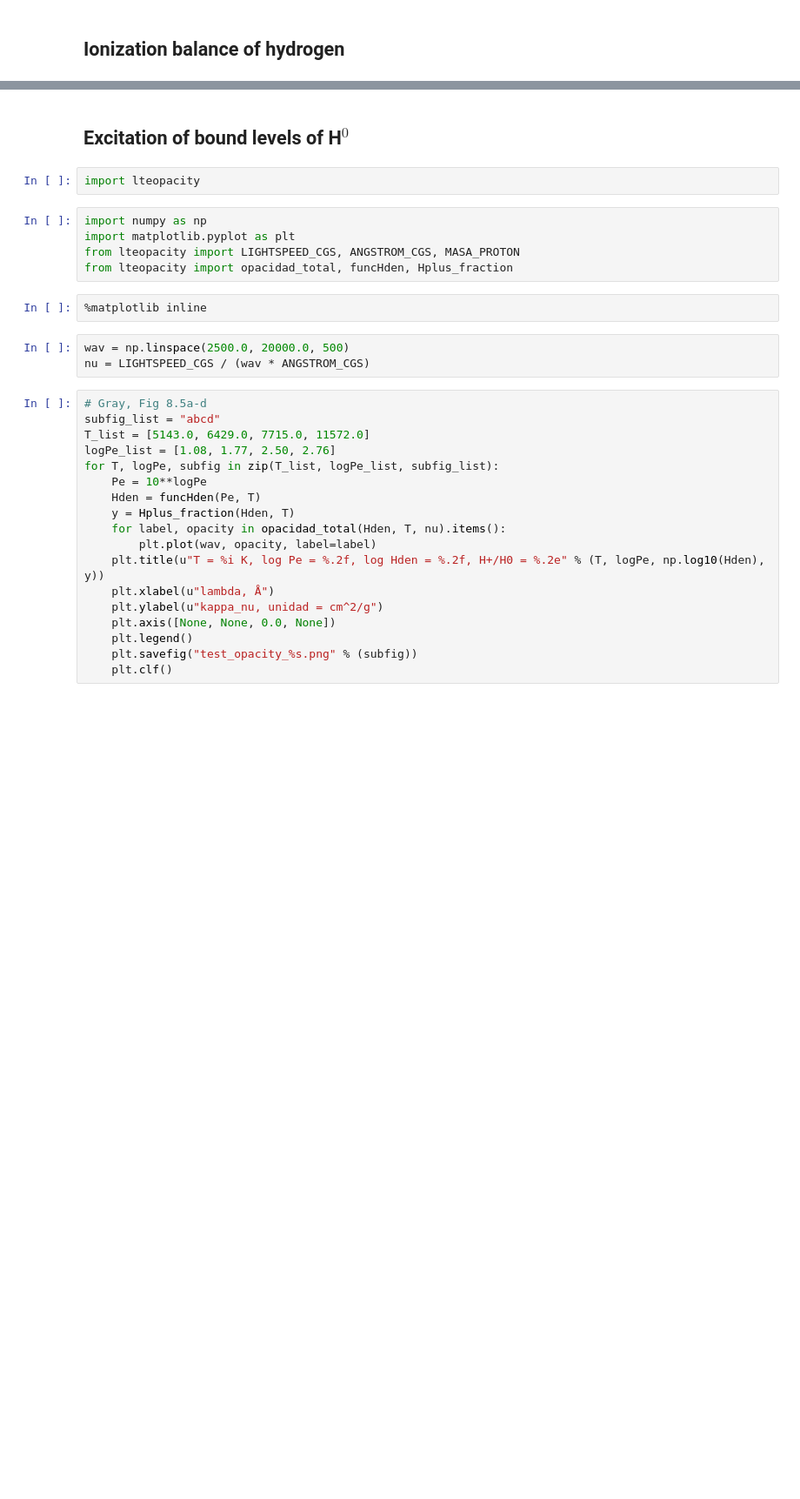
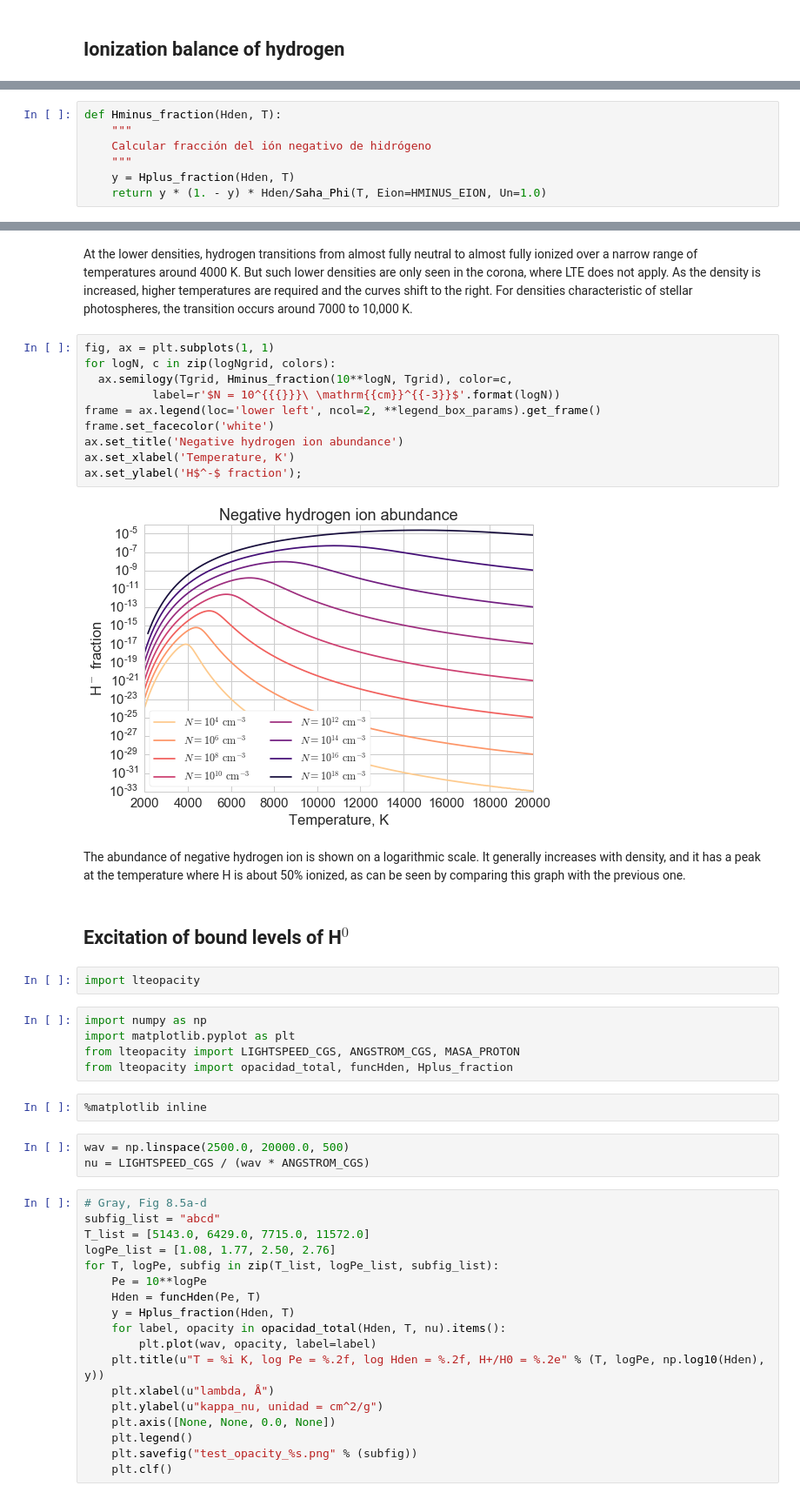
Before and after one commit to deprecated/lte-opacities, a Jupyter notebook: LTE Opacity.ipynb, the cells around one changed output, grey strips where cells are left out. Shown at 87% size. Drawn from its saved outputs; the diff is of its cells as text; blank space fills up the shorter version.

```diff
--- a/LTE Opacity.ipynb
+++ b/LTE Opacity.ipynb
@@ -6,0 +102,7 @@ We try to reproduce Figure 8.5 a, b, c, d from Gray, which show the wavelength-d
+# %%
+def Hminus_fraction(Hden, T):
+    """
+    Calcular fracción del ión negativo de hidrógeno
+    """
+    y = Hplus_fraction(Hden, T)
+    return y * (1. - y) * Hden/Saha_Phi(T, Eion=HMINUS_EION, Un=1.0)
@@ -7,3 +161,19 @@ We try to reproduce Figure 8.5 a, b, c, d from Gray, which show the wavelength-d
+# %% [markdown]
+At the lower densities, hydrogen transitions from almost fully neutral to almost fully ionized over a narrow range of temperatures around 4000 K.  But such lower densities are only seen in the corona, where LTE does not apply.   As the density is increased, higher temperatures are required and the curves shift to the right.  For densities characteristic of stellar photospheres, the transition occurs around 7000 to 10,000 K.
+# %%
+fig, ax = plt.subplots(1, 1)
+for logN, c in zip(logNgrid, colors):
+  ax.semilogy(Tgrid, Hminus_fraction(10**logN, Tgrid), color=c,
+          label=r'$N = 10^{{{}}}\ \mathrm{{cm}}^{{-3}}$'.format(logN))
+frame = ax.legend(loc='lower left', ncol=2, **legend_box_params).get_frame()
+frame.set_facecolor('white')
+ax.set_title('Negative hydrogen ion abundance')
+ax.set_xlabel('Temperature, K')
+ax.set_ylabel('H$^-$ fraction');
+# %% [output]
+[figure, added]
+# %% [markdown]
+The abundance of negative hydrogen ion is shown on a logarithmic scale.  It generally increases with density, and it has a peak at the temperature where H is about 50% ionized, as can be seen by comparing this graph with the previous one.
 # %% [markdown]
 ## Excitation of bound levels of H$^0$
 # %%
```
Also changed, not shown: parts of 20 cells of this notebook.
